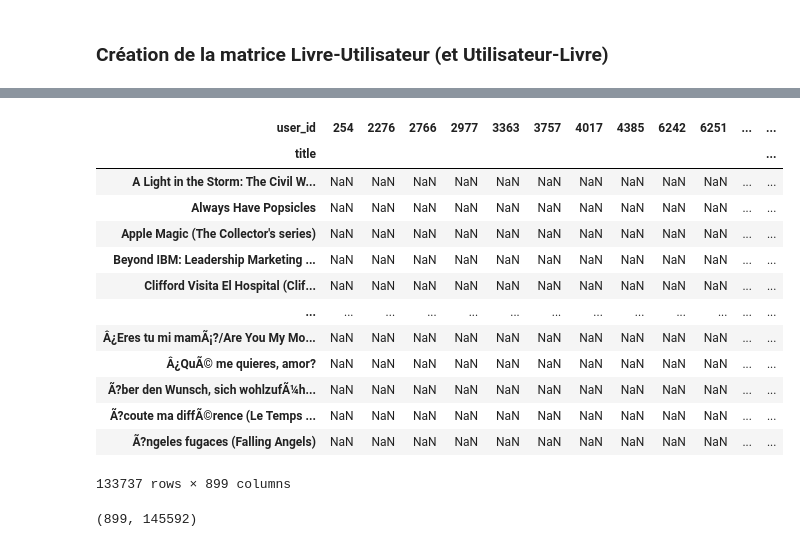
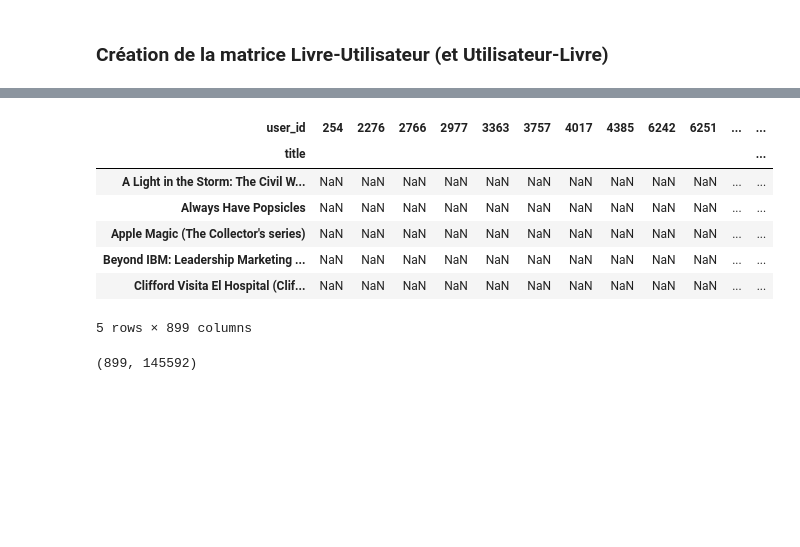
Before and after one commit to redyddm/projet_ter, a Jupyter notebook: recommandation.ipynb, the cells around one changed output, grey strips where cells are left out. Drawn from its saved outputs; the diff is of its cells as text; code cells hidden in the pictures; blank space fills up the shorter version.

```diff
--- a/recommandation.ipynb
+++ b/recommandation.ipynb
@@ -1372,20 +1366,14 @@ user_book_matrix_u
 # %%
-user_book_matrix_b
+user_book_matrix_b.head()
 # %% [output]
 | user_id | 254 | 2276 | 2766 | 2977 | 3363 | 3757 | 4017 | 4385 | 6242 | 6251 | ... | ... |
 | title |  |  |  |  |  |  |  |  |  |  |  | ... |
 | A Light in the Storm: The Civil W... | NaN | NaN | NaN | NaN | NaN | NaN | NaN | NaN | NaN | NaN | ... | ... |
 | Always Have Popsicles | NaN | NaN | NaN | NaN | NaN | NaN | NaN | NaN | NaN | NaN | ... | ... |
 | Apple Magic (The Collector's series) | NaN | NaN | NaN | NaN | NaN | NaN | NaN | NaN | NaN | NaN | ... | ... |
 | Beyond IBM: Leadership Marketing ... | NaN | NaN | NaN | NaN | NaN | NaN | NaN | NaN | NaN | NaN | ... | ... |
 | Clifford Visita El Hospital (Clif... | NaN | NaN | NaN | NaN | NaN | NaN | NaN | NaN | NaN | NaN | ... | ... |
-| ... | ... | ... | ... | ... | ... | ... | ... | ... | ... | ... | ... | ... |
-| Â¿Eres tu mi mamÃ¡?/Are You My Mo... | NaN | NaN | NaN | NaN | NaN | NaN | NaN | NaN | NaN | NaN | ... | ... |
-| Â¿QuÃ© me quieres, amor? | NaN | NaN | NaN | NaN | NaN | NaN | NaN | NaN | NaN | NaN | ... | ... |
-| Ã?ber den Wunsch, sich wohlzufÃ¼h... | NaN | NaN | NaN | NaN | NaN | NaN | NaN | NaN | NaN | NaN | ... | ... |
-| Ã?coute ma diffÃ©rence (Le Temps ... | NaN | NaN | NaN | NaN | NaN | NaN | NaN | NaN | NaN | NaN | ... | ... |
-| Ã?ngeles fugaces (Falling Angels) | NaN | NaN | NaN | NaN | NaN | NaN | NaN | NaN | NaN | NaN | ... | ... |
-133737 rows × 899 columns
+5 rows × 899 columns
 # %%
 user_book_matrix_u.fillna(0, inplace=True)
 # %%
```
Also changed, not shown: parts of 19 cells of this notebook.
